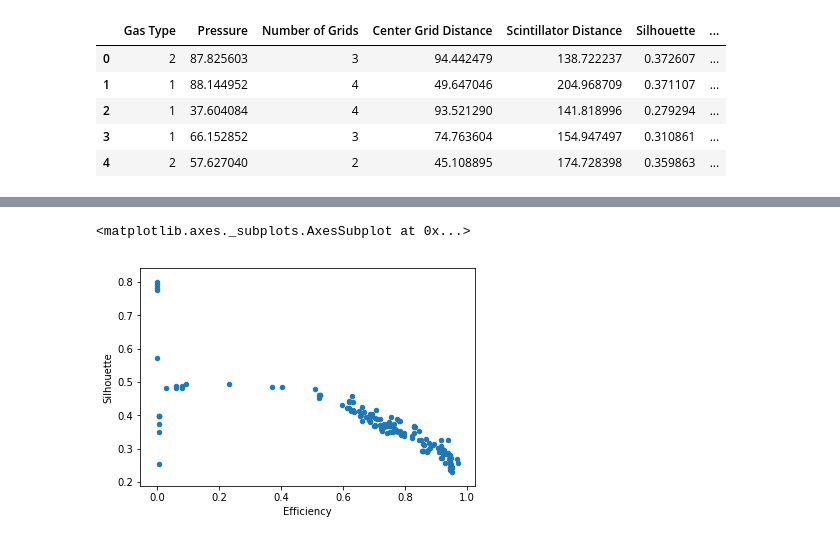
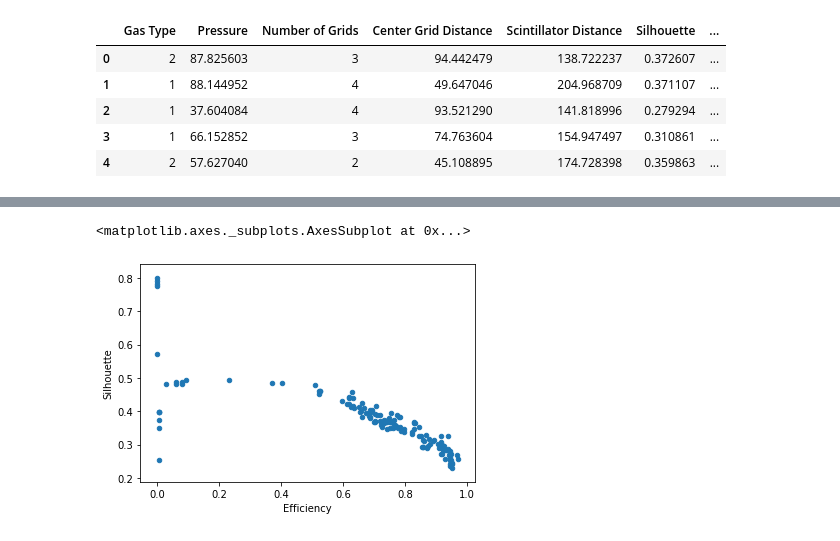
Before and after one commit to joshhooker/icSimulation, a Jupyter notebook: bayesian_optimization/exploreData.ipynb, the cells around one changed output, grey strips where cells are left out. Saved outputs shown, nothing was run; the diff lists cells and outputs as text; code cells hidden in the pictures.

```diff
--- a/bayesian_optimization/exploreData.ipynb
+++ b/bayesian_optimization/exploreData.ipynb
@@ -2,8 +3,8 @@
 import numpy as np
 import pandas as pd
 # %%
-round4Data = pd.read_csv('round4/output_raw.log', sep=" ", header=None)
-round4Data = round3Data.rename(columns={0: 'Gas Type', 1: 'Pressure', 2: 'Number of Grids',
+roundData = pd.read_csv('round4/output_raw.log', sep=" ", header=None)
+roundData = roundData.rename(columns={0: 'Gas Type', 1: 'Pressure', 2: 'Number of Grids',
                                         3: 'Center Grid Distance', 4: 'Scintillator Distance',
                                         5: 'Silhouette', 6: 'Efficiency'})
 # %%
@@ -44,5 +45,5 @@ top15.plot.scatter(x='Gas Type', y='Silhouette')
 # %%
-round3Data.plot.scatter(x='Efficiency', y='Silhouette')
+round4Data.plot.scatter(x='Efficiency', y='Silhouette')
 # %% [output]
 <matplotlib.axes._subplots.AxesSubplot at 0x...>
-[figure, old version]
+[figure, new version]
```
Also changed, not shown: parts of 14 cells of this notebook.
